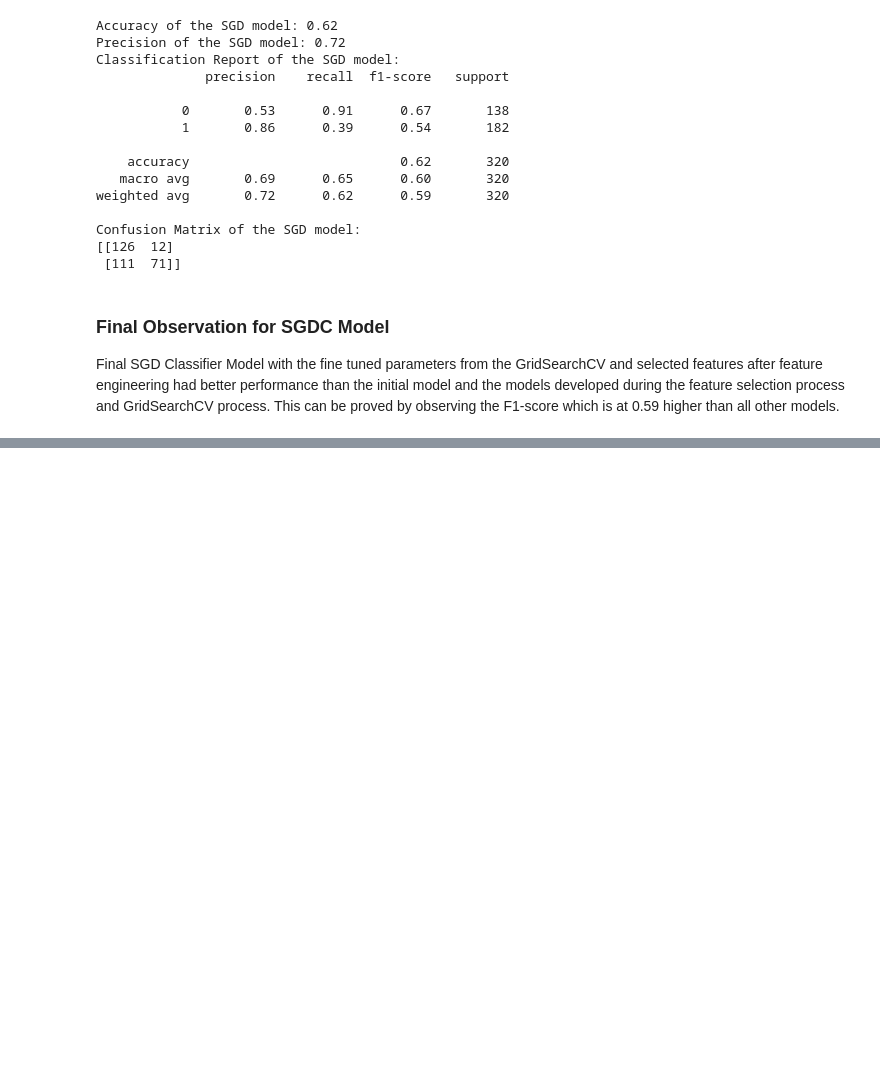
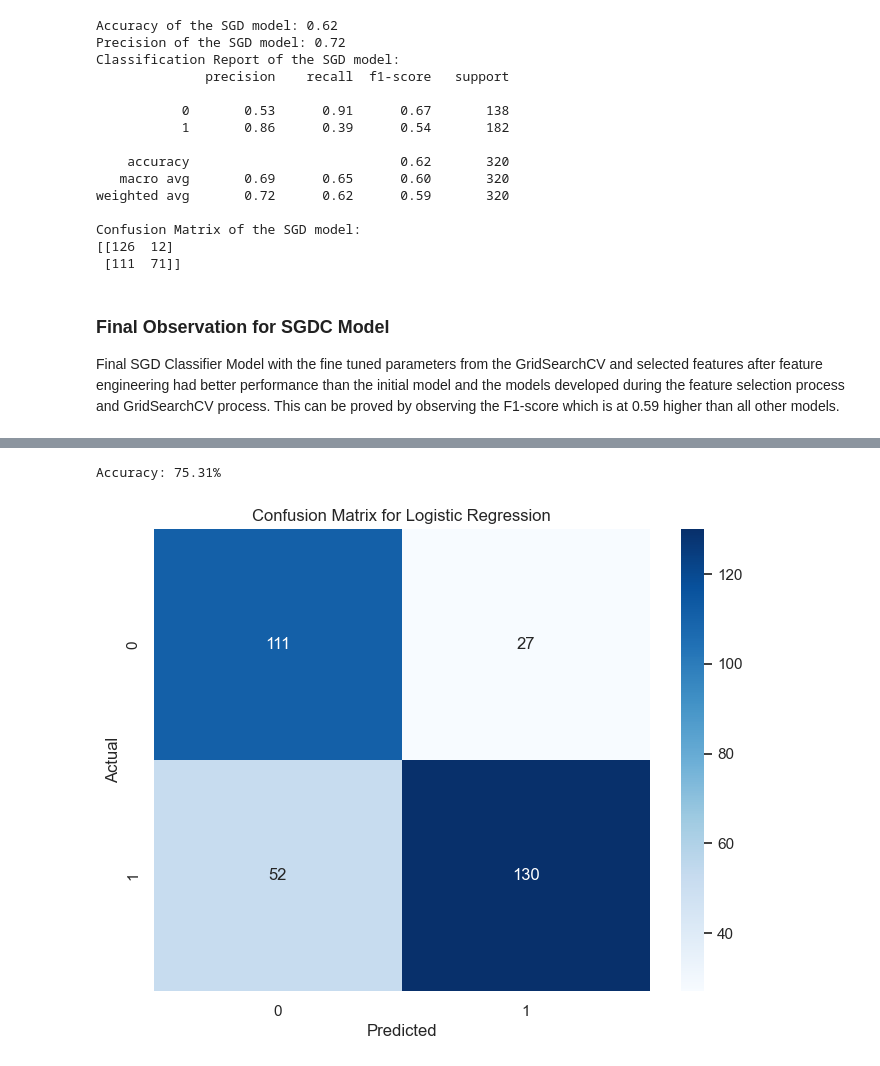
Before and after one commit to mahenderthota/wine-quality, a Jupyter notebook: wine-quality-eda.ipynb, the cells around one changed output, grey strips where cells are left out. Drawn from its saved outputs; the diff is of its cells as text; code cells hidden in the pictures; blank space fills up the shorter version.

Commit message:
added LR and SVMC model

```diff
--- a/wine-quality-eda.ipynb
+++ b/wine-quality-eda.ipynb
@@ -680,0 +825,51 @@ Final SGD Classifier Model with the fine tuned parameters from the GridSearchCV
+# %%
+from sklearn.linear_model import LogisticRegression
+
+# Drop rows with missing values in the target variable
+data_cleaned = data.dropna(subset=['quality'])
+
+# Separate the features and the target variable
+X_cleaned = data_cleaned.drop('quality', axis=1)
+y_cleaned = data_cleaned['quality']
+
+# Split the cleaned dataset into training and testing sets
+X_train_cleaned, X_test_cleaned, y_train_cleaned, y_test_cleaned = train_test_split(X_cleaned, y_cleaned, test_size=0.2, random_state=42)
+
+# Scale the features
+scaler = StandardScaler()
+X_train_scaled_cleaned = scaler.fit_transform(X_train_cleaned)
+X_test_scaled_cleaned = scaler.transform(X_test_cleaned)
+
+# Create a logistic regression model
+logistic_model_cleaned = LogisticRegression(max_iter=1000)
+
+# Train the model
+logistic_model_cleaned.fit(X_train_scaled_cleaned, y_train_cleaned)
+
+# Make predictions on the test set
+y_pred_cleaned = logistic_model_cleaned.predict(X_test_scaled_cleaned)
+
+# Calculate the accuracy
+accuracy_cleaned = accuracy_score(y_test_cleaned, y_pred_cleaned)
+
+# Display the accuracy
+print(f"Accuracy: {accuracy_cleaned * 100:.2f}%")
+# %% [output]
+Accuracy: 75.31%
+# %%
+# Generate the confusion matrix
+cm = confusion_matrix(y_test_cleaned, y_pred_cleaned)
+
+# Set up the figure for confusion matrix
+plt.figure(figsize=(8, 6))
+
+# Heatmap for confusion matrix
+sns.heatmap(cm, annot=True, fmt='d', cmap='Blues', xticklabels=np.unique(y_test_cleaned), yticklabels=np.unique(y_test_cleaned))
+plt.title('Confusion Matrix for Logistic Regression')
+plt.ylabel('Actual')
+plt.xlabel('Predicted')
+
+# Display the plot
+plt.show()
+# %% [output]
+[figure, added]
```
Also changed, not shown: parts of 11 cells of this notebook.
